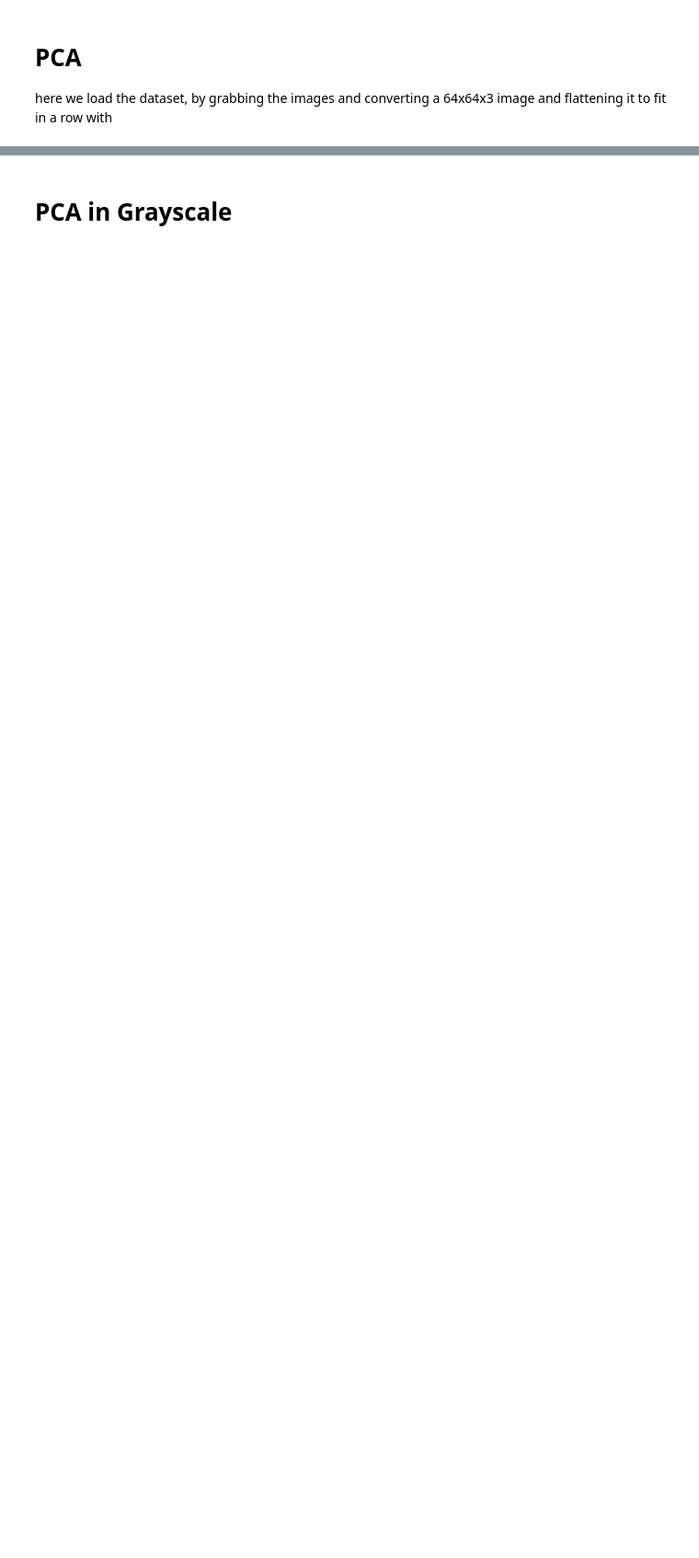
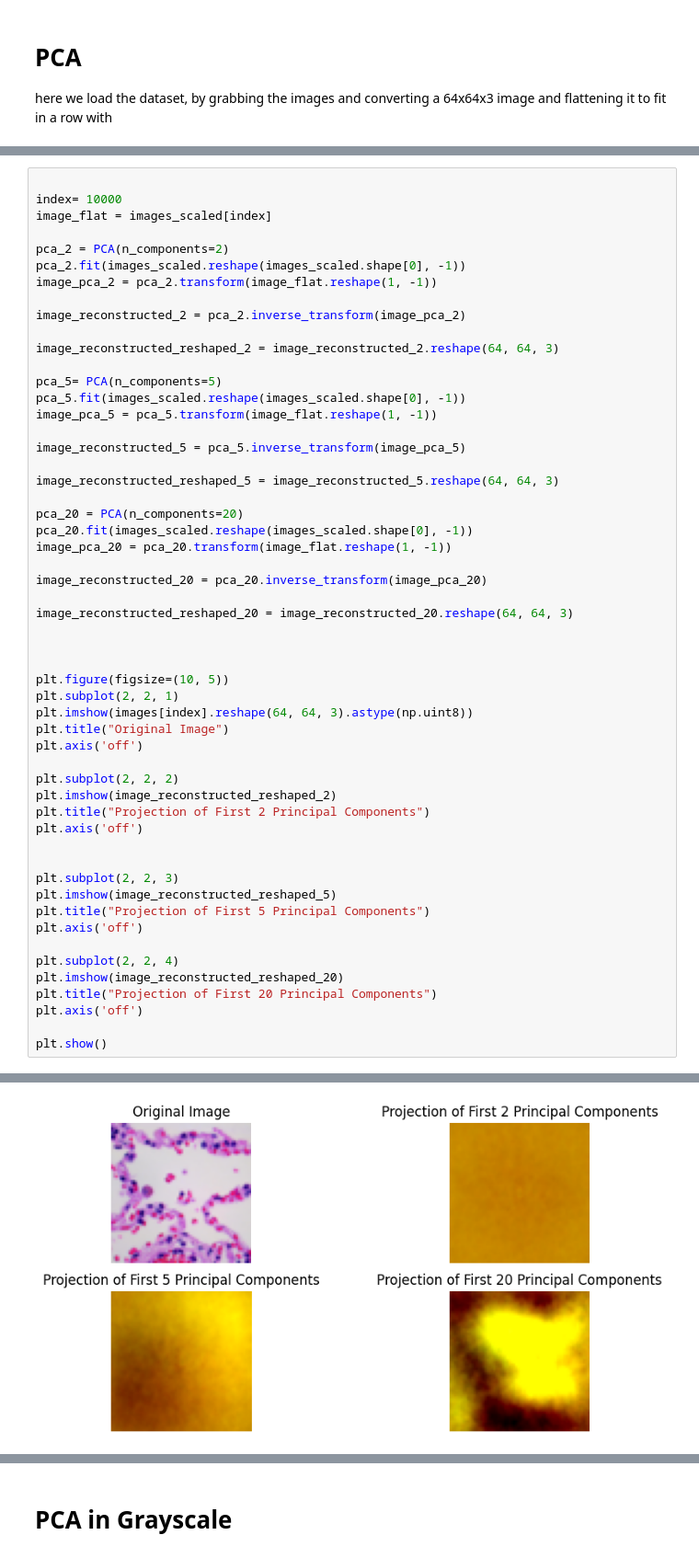
Before and after one commit to henriquem27/csp571_Project, a Jupyter notebook: project_lung_cancer.ipynb, the cells around one changed output, grey strips where cells are left out. Shown at 92% size. Cells and saved outputs as stored; diff of their text form; blank space fills up the shorter version.

```diff
--- a/project_lung_cancer.ipynb
+++ b/project_lung_cancer.ipynb
@@ -34,0 +102,55 @@ here we load the dataset, by grabbing the images and converting a 64x64x3 image
+# %%
+
+index= 10000
+image_flat = images_scaled[index]
+
+pca_2 = PCA(n_components=2)
+pca_2.fit(images_scaled.reshape(images_scaled.shape[0], -1))
+image_pca_2 = pca_2.transform(image_flat.reshape(1, -1))
+
+image_reconstructed_2 = pca_2.inverse_transform(image_pca_2)
+
+image_reconstructed_reshaped_2 = image_reconstructed_2.reshape(64, 64, 3)
+
+pca_5= PCA(n_components=5)
+pca_5.fit(images_scaled.reshape(images_scaled.shape[0], -1))
+image_pca_5 = pca_5.transform(image_flat.reshape(1, -1))
+
+image_reconstructed_5 = pca_5.inverse_transform(image_pca_5)
+
+image_reconstructed_reshaped_5 = image_reconstructed_5.reshape(64, 64, 3)
+
+pca_20 = PCA(n_components=20)
+pca_20.fit(images_scaled.reshape(images_scaled.shape[0], -1))
+image_pca_20 = pca_20.transform(image_flat.reshape(1, -1))
+
+image_reconstructed_20 = pca_20.inverse_transform(image_pca_20)
+
+image_reconstructed_reshaped_20 = image_reconstructed_20.reshape(64, 64, 3)
+
+
+
+plt.figure(figsize=(10, 5))
+plt.subplot(2, 2, 1)
+plt.imshow(images[index].reshape(64, 64, 3).astype(np.uint8))
+plt.title("Original Image")
+plt.axis('off')
+
+plt.subplot(2, 2, 2)
+plt.imshow(image_reconstructed_reshaped_2)
+plt.title("Projection of First 2 Principal Components")
+plt.axis('off')
+
+
+plt.subplot(2, 2, 3)
+plt.imshow(image_reconstructed_reshaped_5)
+plt.title("Projection of First 5 Principal Components")
+plt.axis('off')
+
+plt.subplot(2, 2, 4)
+plt.imshow(image_reconstructed_reshaped_20)
+plt.title("Projection of First 20 Principal Components")
+plt.axis('off')
+
+plt.show()
+# %% [output]
@@ -34,0 +160 @@ here we load the dataset, by grabbing the images and converting a 64x64x3 image
+[figure, added]
```
Also changed, not shown: parts of 31 cells of this notebook, 18 other files.
